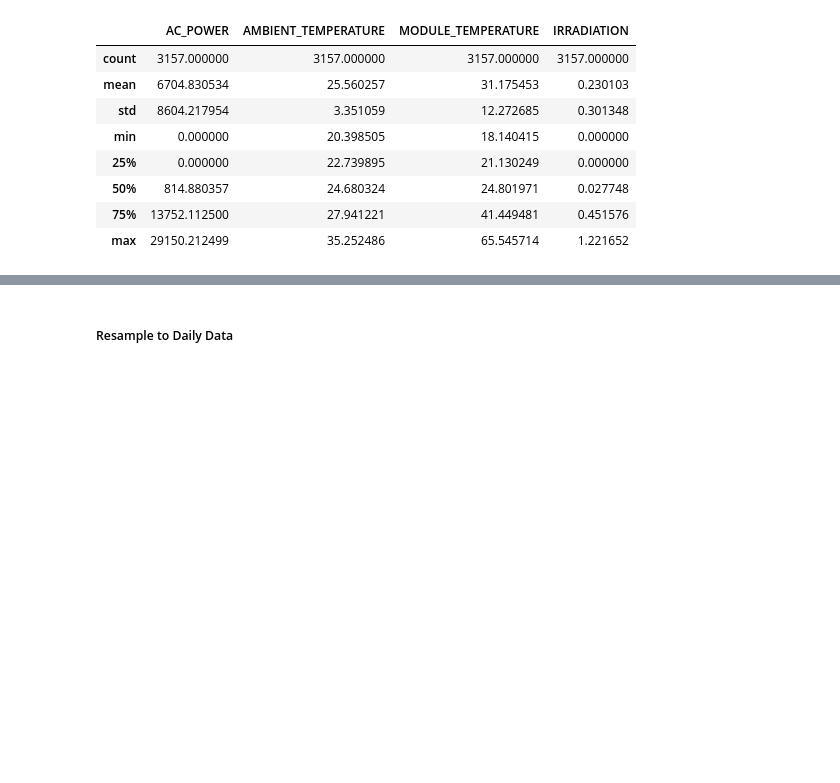
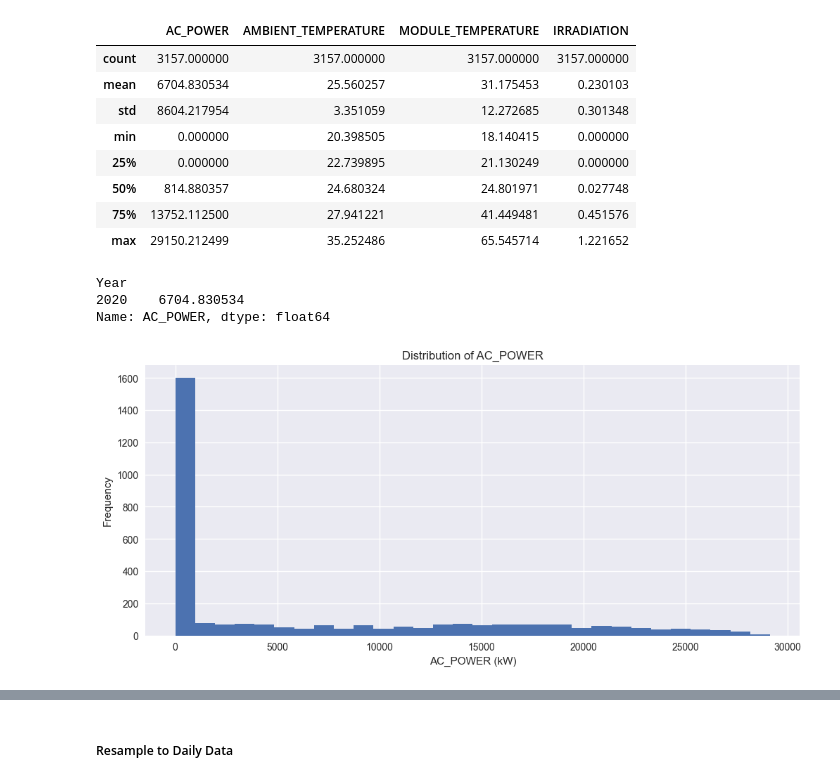
Before and after one commit to sanodyaJinadasa/Solar-Power-Generation-Forecasting, a Jupyter notebook: analysis.ipynb, the cells around one changed output, grey strips where cells are left out. Saved outputs shown, nothing was run; the diff lists cells and outputs as text; code cells hidden in the pictures; blank space fills up the shorter version.

```diff
--- a/analysis.ipynb
+++ b/analysis.ipynb
@@ -109,3 +109,25 @@ data.describe()
 | 50% | 814.880357 | 24.680324 | 24.801971 | 0.027748 |
 | 75% | 13752.112500 | 27.941221 | 41.449481 | 0.451576 |
 | max | 29150.212499 | 35.252486 | 65.545714 | 1.221652 |
+# %%
+
+data['Year'] = data.index.year
+
+yearly_trend = data.groupby('Year')['AC_POWER'].mean()
+
+print(yearly_trend)
+# %% [output]
+Year
+2020    6704.830534
+Name: AC_POWER, dtype: float64
+# %%
+import matplotlib.pyplot as plt
+
+plt.figure()
+plt.hist(data["AC_POWER"], bins=30)
+plt.title("Distribution of AC_POWER")
+plt.xlabel("AC_POWER (kW)")
+plt.ylabel("Frequency")
+plt.show()
+# %% [output]
+[figure, added]
```
Also changed, not shown: parts of 8 cells of this notebook.
